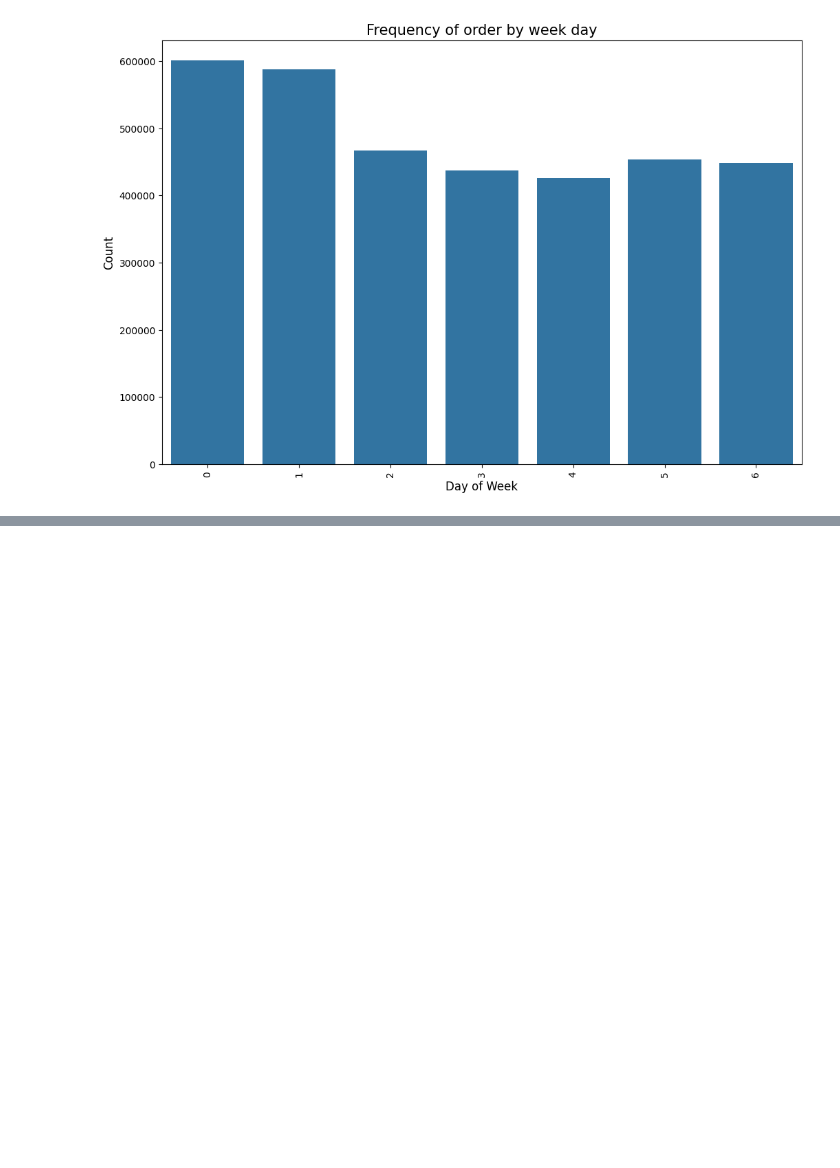
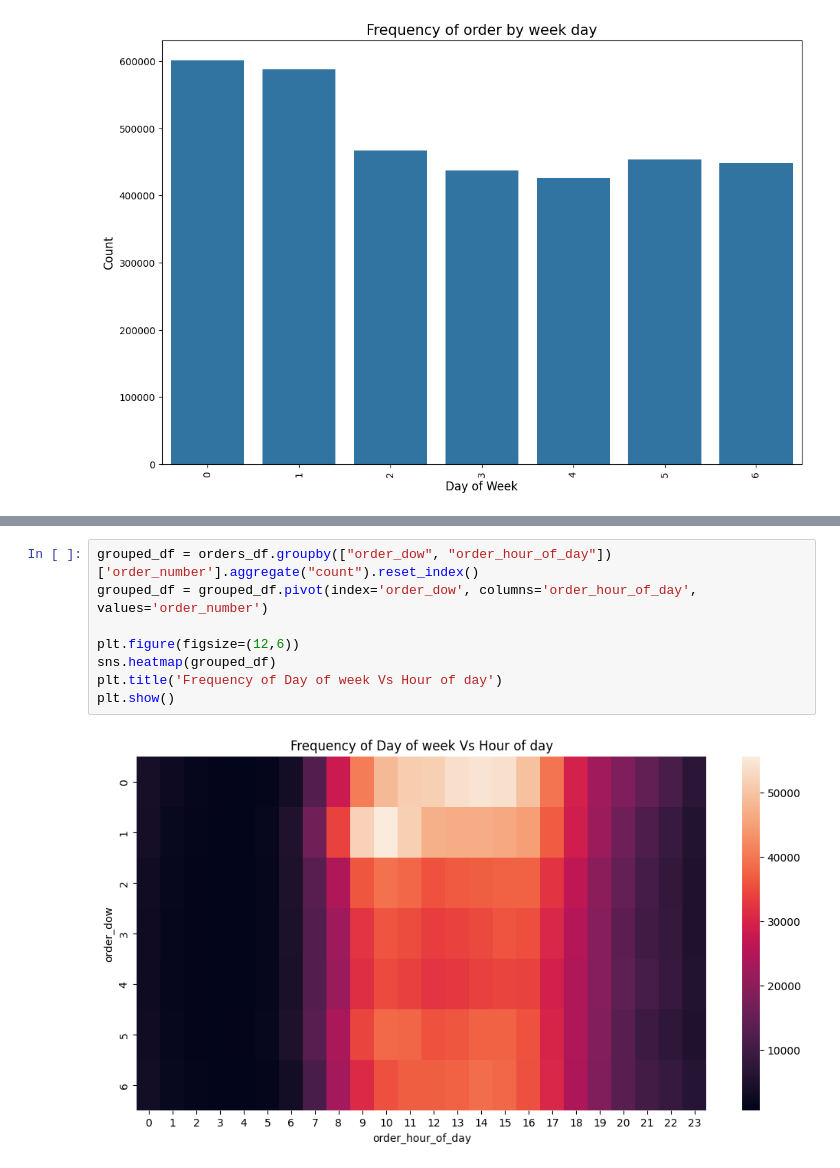
Before and after one commit to jiw0n-lee/ESAA, a Jupyter notebook: YB_week3_1.ipynb, the cells around one changed output, grey strips where cells are left out. Saved outputs shown, nothing was run; the diff lists cells and outputs as text; blank space fills up the shorter version.

```diff
--- a/YB_week3_1.ipynb
+++ b/YB_week3_1.ipynb
@@ -121,0 +132,10 @@ plt.show()
+# %%
+grouped_df = orders_df.groupby(["order_dow", "order_hour_of_day"])['order_number'].aggregate("count").reset_index()
+grouped_df = grouped_df.pivot(index='order_dow', columns='order_hour_of_day', values='order_number')
+
+plt.figure(figsize=(12,6))
+sns.heatmap(grouped_df)
+plt.title('Frequency of Day of week Vs Hour of day')
+plt.show()
+# %% [output]
+[figure, added]
```
Also changed, not shown: parts of 18 cells of this notebook.
